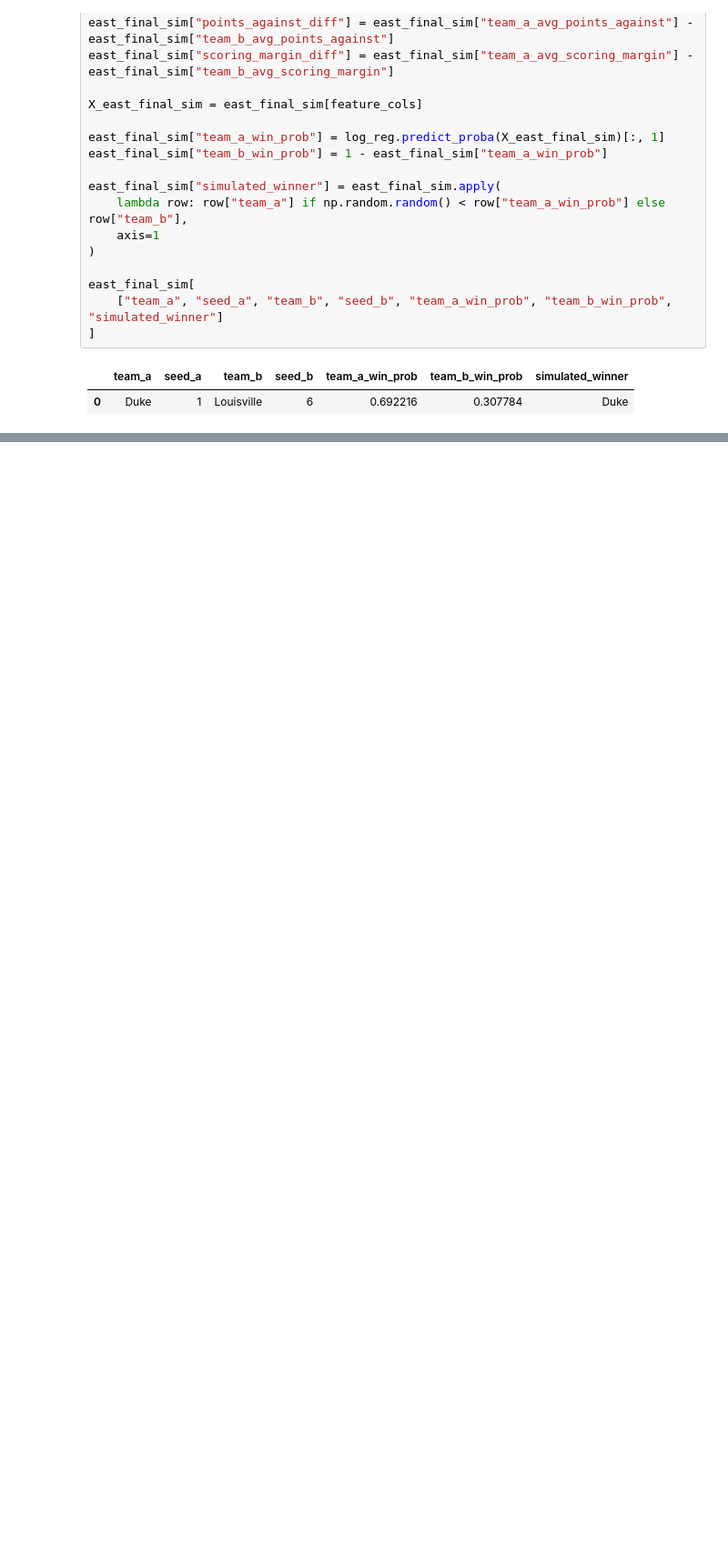
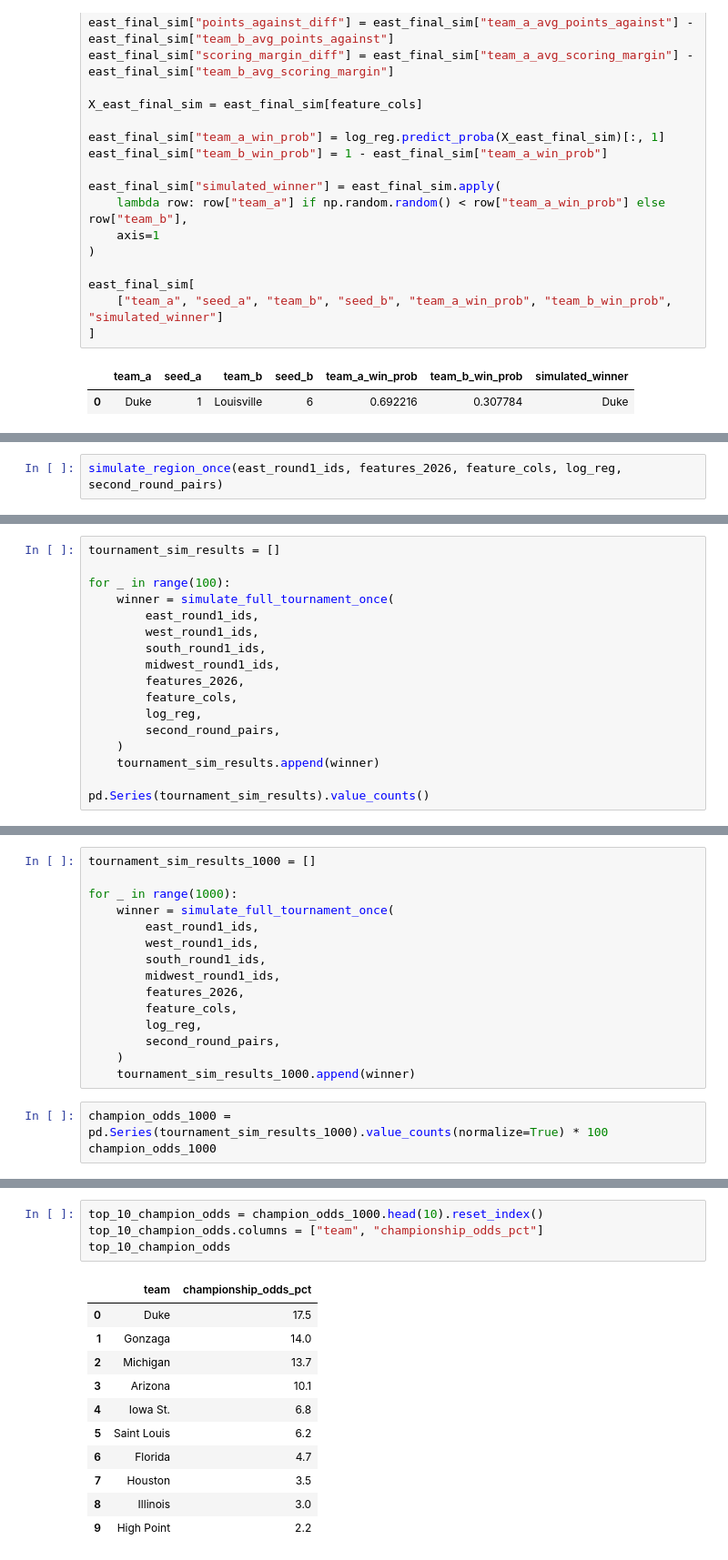
Before and after one commit to Andreachurchwell/march-madness-bracket-simulator, a Jupyter notebook: notebooks/exploration.ipynb, the cells around one changed output, grey strips where cells are left out. Shown at 91% size. Saved outputs shown, nothing was run; the diff lists cells and outputs as text; blank space fills up the shorter version.

```diff
--- a/notebooks/exploration.ipynb
+++ b/notebooks/exploration.ipynb
@@ -3732,0 +4140,2 @@ east_final_sim[
+# %%
+simulate_region_once(east_round1_ids, features_2026, feature_cols, log_reg, second_round_pairs)
@@ -3732,0 +4318,17 @@ east_final_sim[
+# %%
+tournament_sim_results = []
+
+for _ in range(100):
+    winner = simulate_full_tournament_once(
+        east_round1_ids,
+        west_round1_ids,
+        south_round1_ids,
+        midwest_round1_ids,
+        features_2026,
+        feature_cols,
+        log_reg,
+        second_round_pairs,
+    )
+    tournament_sim_results.append(winner)
+
+pd.Series(tournament_sim_results).value_counts()
@@ -3732,0 +4376,18 @@ east_final_sim[
+# %%
+tournament_sim_results_1000 = []
+
+for _ in range(1000):
+    winner = simulate_full_tournament_once(
+        east_round1_ids,
+        west_round1_ids,
+        south_round1_ids,
+        midwest_round1_ids,
+        features_2026,
+        feature_cols,
+        log_reg,
+        second_round_pairs,
+    )
+    tournament_sim_results_1000.append(winner)
+# %%
+champion_odds_1000 = pd.Series(tournament_sim_results_1000).value_counts(normalize=True) * 100
+champion_odds_1000
@@ -3732,0 +4426,16 @@ east_final_sim[
+# %%
+top_10_champion_odds = champion_odds_1000.head(10).reset_index()
+top_10_champion_odds.columns = ["team", "championship_odds_pct"]
+top_10_champion_odds
+# %% [output]
+|  | team | championship_odds_pct |
+| 0 | Duke | 17.5 |
+| 1 | Gonzaga | 14.0 |
+| 2 | Michigan | 13.7 |
+| 3 | Arizona | 10.1 |
+| 4 | Iowa St. | 6.8 |
+| 5 | Saint Louis | 6.2 |
+| 6 | Florida | 4.7 |
+| 7 | Houston | 3.5 |
+| 8 | Illinois | 3.0 |
+| 9 | High Point | 2.2 |
```
Also changed, not shown: parts of 24 cells of this notebook, 40 other files.
